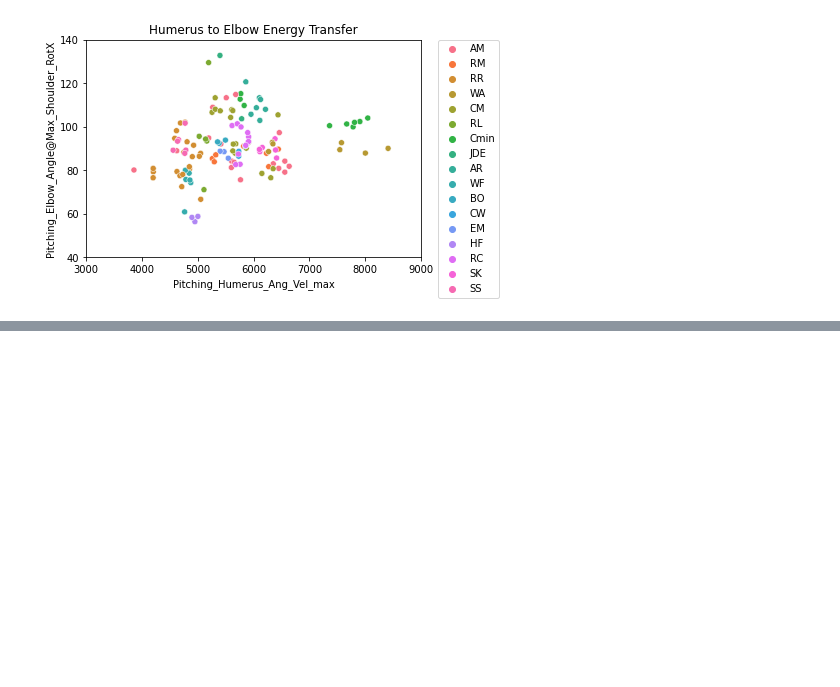
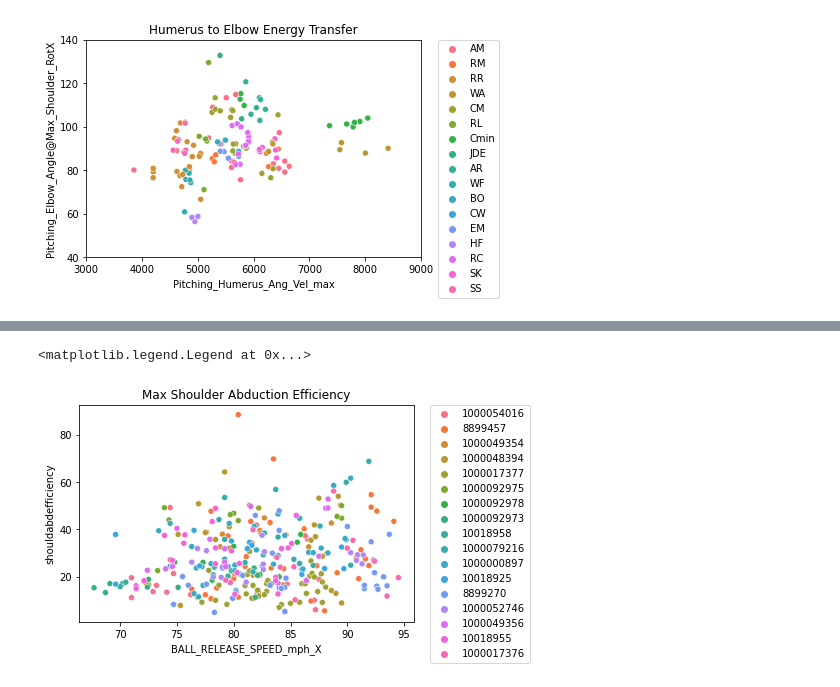
Before and after one commit to joeymylott/WakeForestBiomechanicsAndAnalytics, a Jupyter notebook: BiomechanicsVisualization (no names).ipynb, the cells around one changed output, grey strips where cells are left out. Drawn from its saved outputs; the diff is of its cells as text; code cells hidden in the pictures; blank space fills up the shorter version.

```diff
--- a/BiomechanicsVisualization (no names).ipynb
+++ b/BiomechanicsVisualization (no names).ipynb
@@ -196,0 +272,9 @@ plt.legend(bbox_to_anchor=(1.05, 1), loc=2, borderaxespad=0.)
+# %%
+# Max Shoulder Abduction Torque - Scatterplot
+
+shouldadbtorque = sns.scatterplot(x='BALL_RELEASE_SPEED_mph_X', y='shouldabdefficiency', data=cleandf, hue='PitcherID')
+shouldadbtorque.set(title="Max Shoulder Abduction Efficiency")
+plt.legend(bbox_to_anchor=(1.05, 1), loc=2, borderaxespad=0.)
+# %% [output]
+<matplotlib.legend.Legend at 0x...>
+[figure, added]
```
Also changed, not shown: parts of 20 cells of this notebook.
